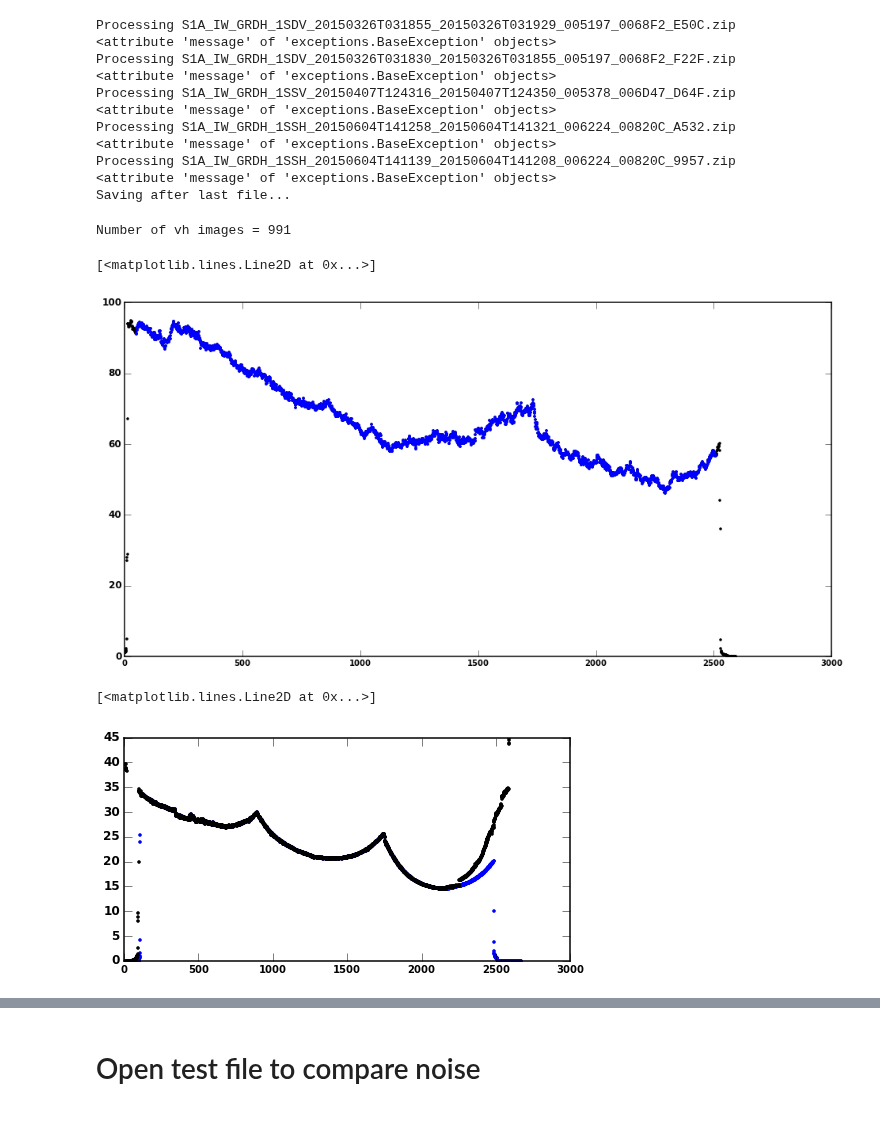
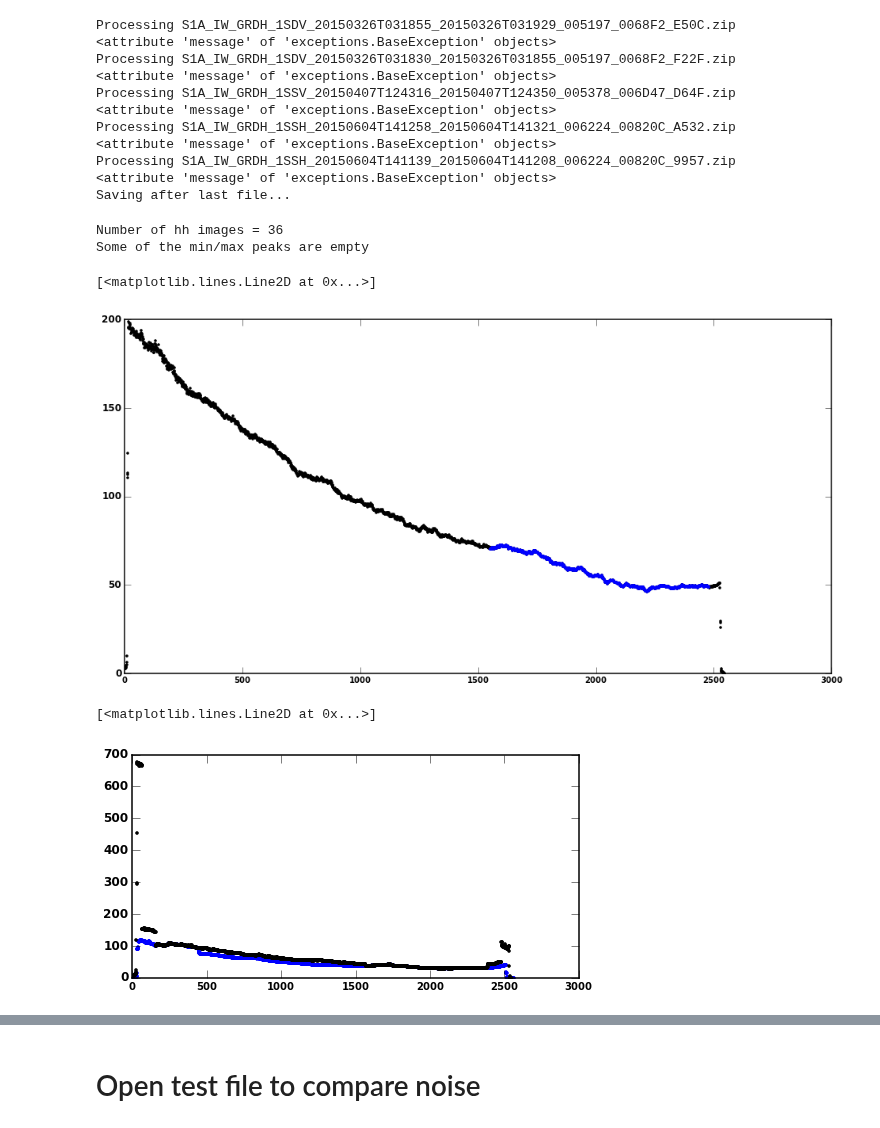
Before and after one commit to magican/PySOL, a Jupyter notebook: notebooks/Sentinel-1/0.0.0.Sentinel-1_remove_noise_by_avg.ipynb, the cells around one changed output, grey strips where cells are left out. Cells and saved outputs as stored; diff of their text form; code cells hidden in the pictures.

```diff
--- a/notebooks/Sentinel-1/0.0.0.Sentinel-1_remove_noise_by_avg.ipynb
+++ b/notebooks/Sentinel-1/0.0.0.Sentinel-1_remove_noise_by_avg.ipynb
@@ -189,34 +189,41 @@ def noiseLutAvg(rawCountsAvg, pol='vv', scale=1):
 def noiseLutMskEdgs(nLt):
     nLtMasked = ma.array(nLt, fill_value=NaN)
     # Mask drops of values on the edges before averaging
+    # for vv coeff=4, for vh coeff=1, for hv coeff=1/4
+    coeff=1
     for j in arange(nLt.shape[1]):
         # find peak values
-        minpeak = argrelmin(nLt[:,j], order=int(round(nanstd(nLt[:,j])))*1, mode='wrap')[0]
+        minpeak = argrelmin(nLt[:,j], order=int(round(nanstd(nLt[:,j])))*coeff, mode='wrap')[0]
         maxpeak = argrelmax(nLt[:,j], order=2, mode='wrap')[0]
         # take minimum of the max peak
         # take maximum of the min peak
         # to crop as much as possible, avoiding fake dropping values
-        peakInd = [
-                    max(minpeak[0],maxpeak[0]),
-                    min(minpeak[-1],maxpeak[-1])
-                  ]
+        try:
+            peakInd = [
+                        max(minpeak[0],maxpeak[0]),
+                        min(minpeak[-1],maxpeak[-1])
+                      ]
+        except:
+            print 'Some of the min/max peaks are empty'
+            continue
         nLtMasked[0:peakInd[0],j] = ma.masked
         nLtMasked[peakInd[1]:-1,j] = ma.masked
     return nLtMasked
 # %%
-nLt = noiseLutAvg(rawCountsAvg, pol='vh', scale=10)
+nLt = noiseLutAvg(rawCountsAvg, pol='hh', scale=10)
 nLtMasked = noiseLutMskEdgs(nLt)
 # %% [output]
-Number of vh images = 991
+Number of hh images = 36
+Some of the min/max peaks are empty
 # %%
 plt.close('all')
 plt.figure(figsize=(16,8))
-plt.plot(nLt[:,33], 'k.')
-plt.plot(nLtMasked[:,33], 'b.')
+plt.plot(nLt[:,1], 'k.')
+plt.plot(nLtMasked[:,1], 'b.')
 # plt.plot(nLtMasked[:,3][~nLtMasked[:,3].mask], 'b.')
 # %% [output]
 [<matplotlib.lines.Line2D at 0x...>]
-[figure, old version]
+[figure, new version]
 # %%
 plt.close('all')
 plt.figure(figsize=(8,4))
@@ -224,7 +231,7 @@ plt.plot(nanmin(nLt, axis=1), 'b.')
 plt.plot(nLtMasked.min(axis=1), 'k.')
 # %% [output]
 [<matplotlib.lines.Line2D at 0x...>]
-[figure, old version]
+[figure, new version]
 # %%
 plt.close('all')
 plt.figure(figsize=(16,8))
```
Also changed, not shown: parts of 8 cells of this notebook, 3 other files.
